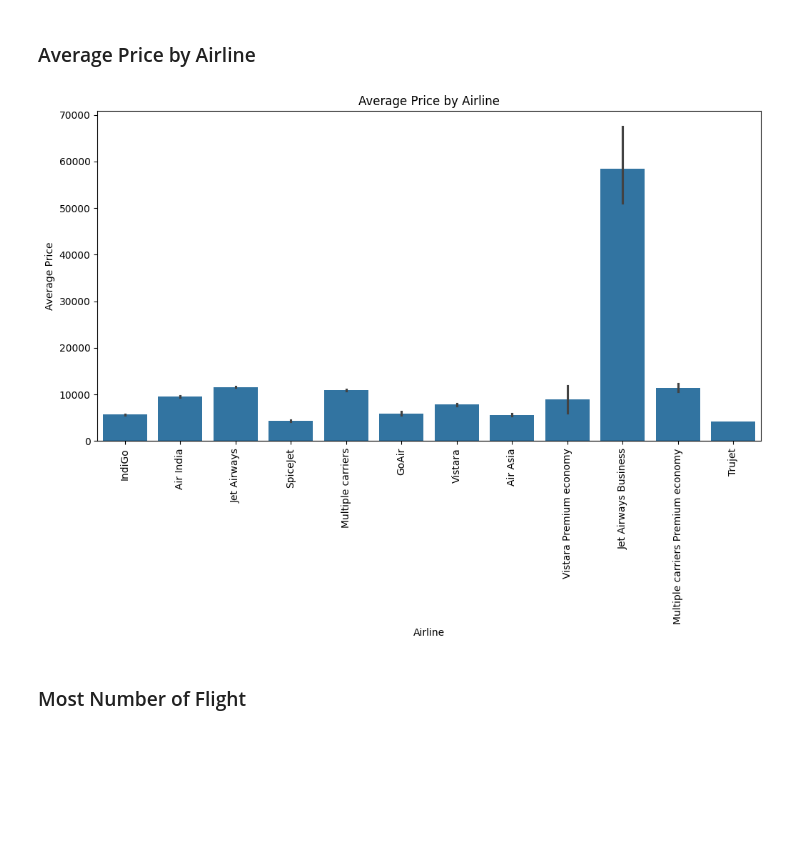
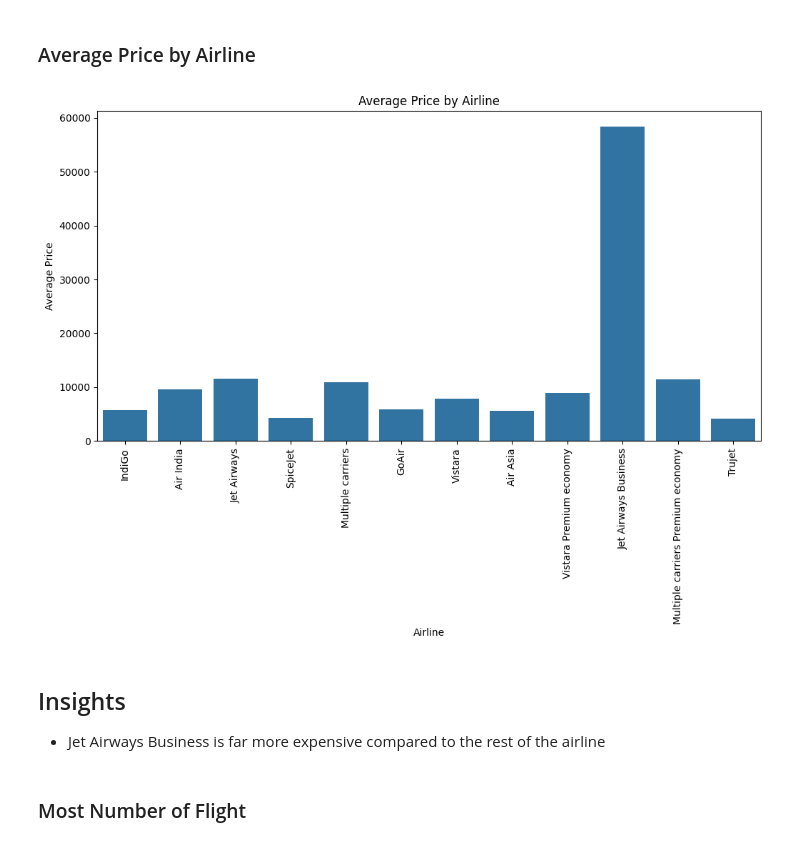
Before and after one commit to hyeen24/FlightPrice, a Jupyter notebook: notebook/EDA.ipynb, the cells around one changed output. Cells and saved outputs as stored; diff of their text form; code cells hidden in the pictures; blank space fills up the shorter version.

```diff
--- a/notebook/EDA.ipynb
+++ b/notebook/EDA.ipynb
@@ -127,7 +123,3 @@ memory usage: 1.2+ MB
-# %%
-df = df.rename(columns={'Date': 'Day'})
-df['Flight_date'] = pd.to_datetime(df[['Year', 'Month', 'Day']])
-df = df.drop(columns=['Year','Month','Day'])
 # %% [markdown]
 #### Adding route column
 # %%
@@ -151,13 +143,10 @@ df
 # %%
 # Convert minutes to fraction of hours
 df['Duration'] = df['Duration_hours'] + (df['Duration_min']/ 60).round(2)
-df = df.drop(columns=['Duration_hours','Duration_min'])
 
 df['Departure'] = df['Dep_hours'] + (df['Dep_min']/60).round(2)
-df = df.drop(columns=['Dep_hours','Dep_min'])
 
 df['Arrival'] = df['Arrival_hours'] + (df['Arrival_min']/ 60).round(2)
-df = df.drop(columns=['Arrival_hours','Arrival_min'])
 # %%
 df.nunique()
 # %% [output]
@@ -252,14 +289,17 @@ plt.show()
 ### Average Price by Airline
 # %%
 plt.figure(figsize=(12, 6))
-sns.barplot(x='Airline', y='Price', data=df, estimator=np.mean)
+sns.barplot(x='Airline', y='Price', data=df, estimator=np.mean,ci=None)
 plt.title('Average Price by Airline')
 plt.xlabel('Airline')
 plt.ylabel('Average Price')
 plt.xticks(rotation=90)
 plt.show()
 # %% [output]
-[figure, old version]
+[figure, new version]
+# %% [markdown]
+## Insights
+- Jet Airways Business is far more expensive compared to the rest of the airline
 # %% [markdown]
 ### Most Number of Flight
 # %%
```
Also changed, not shown: parts of 24 cells of this notebook.
